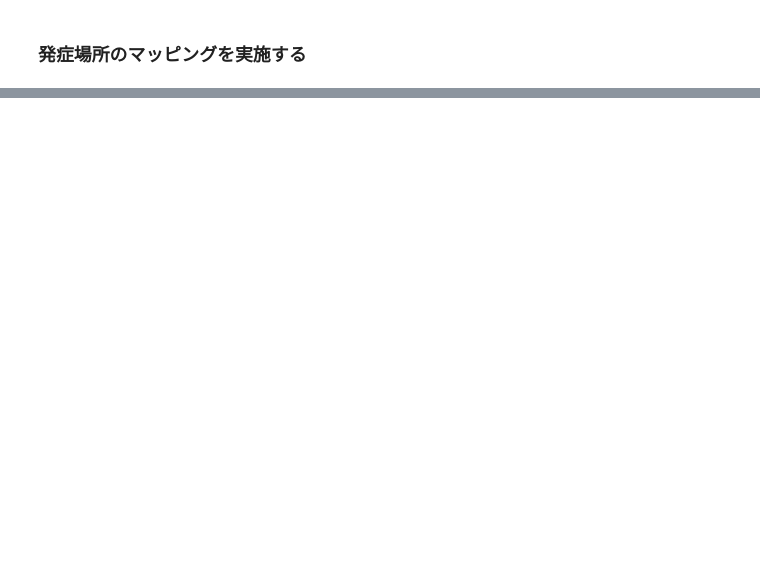
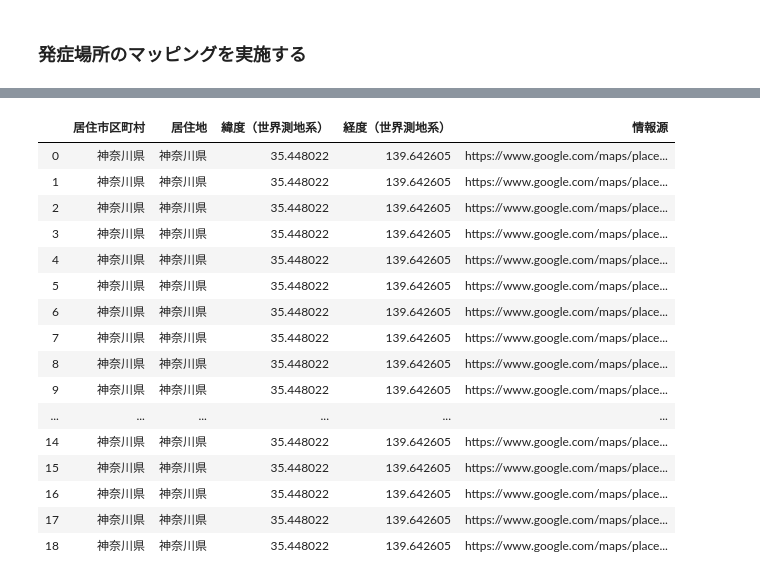
Before and after one commit to abeja-inc/platform_notebook_handson, a Jupyter notebook: day1/day1.ipynb, the cells around one changed output, grey strips where cells are left out. Saved outputs shown, nothing was run; the diff lists cells and outputs as text; code cells hidden in the pictures; blank space fills up the shorter version.

```diff
--- a/day1/day1.ipynb
+++ b/day1/day1.ipynb
@@ -116,11 +135,11 @@ m_covid.head()
 5 rows × 32 columns
 # %%
 # 他のデータも読み込み
-m_land = pd.read_csv('m_land.csv', sep=',')
-m_place = pd.read_csv('m_place.csv', sep=',')
-m_prefecture = pd.read_csv('m_prefecture.csv', sep=',')
-m_prefecture_code = pd.read_csv('m_prefecture_code.csv', sep=',')
-t_covid = pd.read_csv('t_covid.csv', sep=',')
+m_land = pd.read_csv(os.path.join(datapath,'m_land.csv'), sep=',')
+m_place = pd.read_csv(os.path.join(datapath,'m_place.csv'), sep=',')
+m_prefecture = pd.read_csv(os.path.join(datapath,'m_prefecture.csv'), sep=',')
+m_prefecture_code = pd.read_csv(os.path.join(datapath,'m_prefecture_code.csv'), sep=',')
+t_covid = pd.read_csv(os.path.join(datapath,'t_covid.csv'), sep=',')
 # %%
 # 以下表示
 m_land.head()
@@ -457,0 +533,4 @@ plt.show()
+# %%
+# fillna構文を使ってnanの置き換えと、「都内」を「東京都」に置き換え
+only_place_data = m_covid["居住市区町村"].fillna(m_covid["受診都道府県"]).replace("都内", "東京都")
+only_place_data.value_counts()
@@ -457,0 +550,24 @@ plt.show()
+# %%
+# 前段でやったこと同じようにデータを連結してみる
+m_covid_land = pd.merge(only_place_data, m_land, left_on='居住市区町村', right_on="居住地")
+# %%
+#発症の場所と座標が紐づいた形でとれた！
+m_covid_land[0:19]
+# %% [output]
+|  | 居住市区町村 | 居住地 | 緯度（世界測地系） | 経度（世界測地系） | 情報源 |
+| 0 | 神奈川県 | 神奈川県 | 35.448022 | 139.642605 | https://www.google.com/maps/place... |
+| 1 | 神奈川県 | 神奈川県 | 35.448022 | 139.642605 | https://www.google.com/maps/place... |
+| 2 | 神奈川県 | 神奈川県 | 35.448022 | 139.642605 | https://www.google.com/maps/place... |
+| 3 | 神奈川県 | 神奈川県 | 35.448022 | 139.642605 | https://www.google.com/maps/place... |
+| 4 | 神奈川県 | 神奈川県 | 35.448022 | 139.642605 | https://www.google.com/maps/place... |
+| 5 | 神奈川県 | 神奈川県 | 35.448022 | 139.642605 | https://www.google.com/maps/place... |
+| 6 | 神奈川県 | 神奈川県 | 35.448022 | 139.642605 | https://www.google.com/maps/place... |
+| 7 | 神奈川県 | 神奈川県 | 35.448022 | 139.642605 | https://www.google.com/maps/place... |
+| 8 | 神奈川県 | 神奈川県 | 35.448022 | 139.642605 | https://www.google.com/maps/place... |
+| 9 | 神奈川県 | 神奈川県 | 35.448022 | 139.642605 | https://www.google.com/maps/place... |
+| ... | ... | ... | ... | ... | ... |
+| 14 | 神奈川県 | 神奈川県 | 35.448022 | 139.642605 | https://www.google.com/maps/place... |
+| 15 | 神奈川県 | 神奈川県 | 35.448022 | 139.642605 | https://www.google.com/maps/place... |
+| 16 | 神奈川県 | 神奈川県 | 35.448022 | 139.642605 | https://www.google.com/maps/place... |
+| 17 | 神奈川県 | 神奈川県 | 35.448022 | 139.642605 | https://www.google.com/maps/place... |
+| 18 | 神奈川県 | 神奈川県 | 35.448022 | 139.642605 | https://www.google.com/maps/place... |
```
Also changed, not shown: parts of 28 cells of this notebook.
